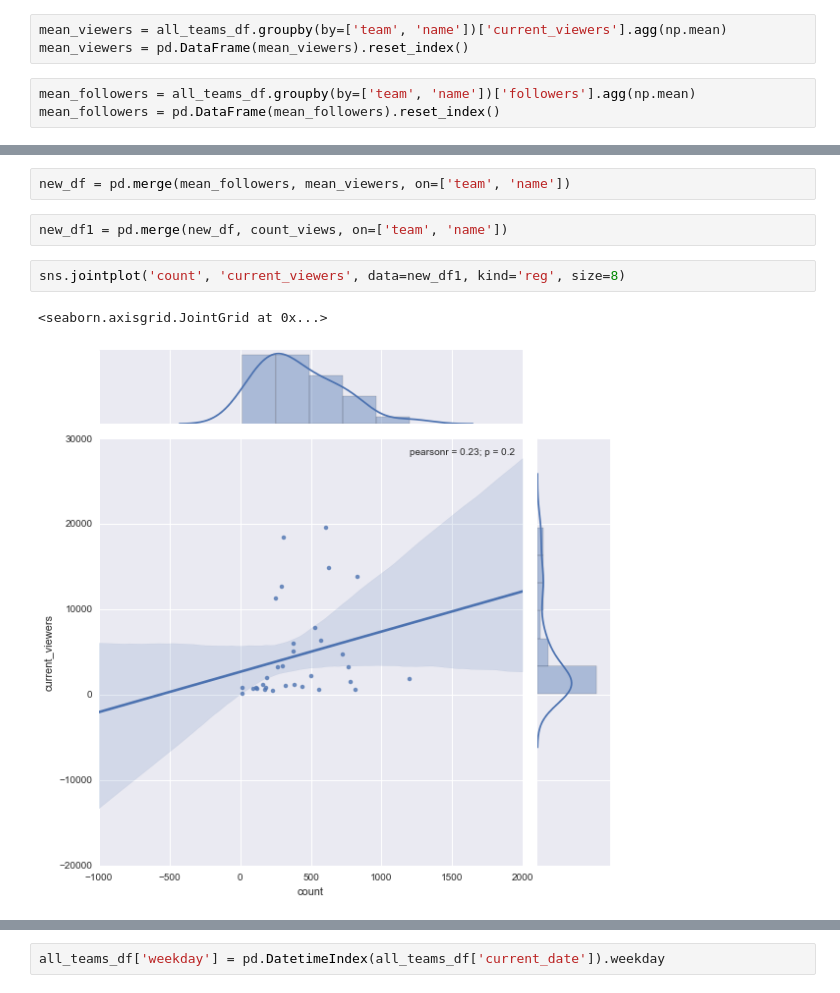
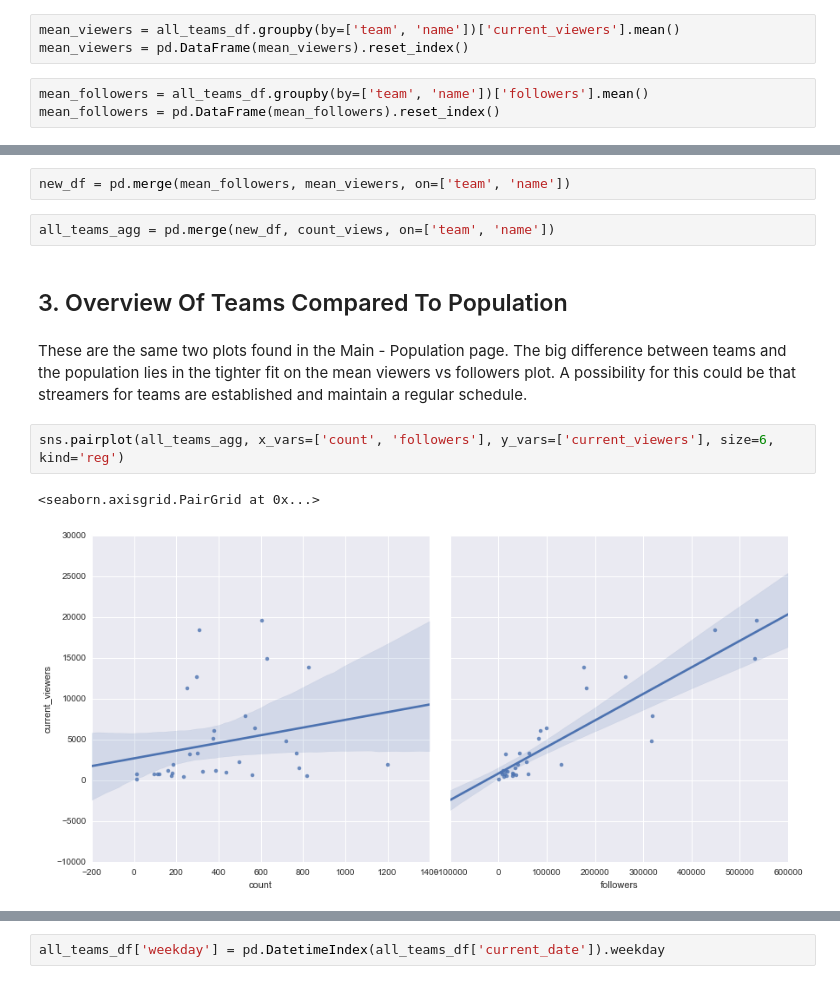
Before and after one commit to sslampa/twitch-repo, a Jupyter notebook: Team - Main.ipynb, the cells around one changed output, grey strips where cells are left out. Drawn from its saved outputs; the diff is of its cells as text.

```diff
--- a/Team - Main.ipynb
+++ b/Team - Main.ipynb
@@ -52,8 +63,8 @@ all_teams_df = pd.concat([archon_df, c9_df, complexity_df, liquid_df, nihilum_df
 # %%
-mean_viewers = all_teams_df.groupby(by=['team', 'name'])['current_viewers'].agg(np.mean)
+mean_viewers = all_teams_df.groupby(by=['team', 'name'])['current_viewers'].mean()
 mean_viewers = pd.DataFrame(mean_viewers).reset_index()
 # %%
-mean_followers = all_teams_df.groupby(by=['team', 'name'])['followers'].agg(np.mean)
+mean_followers = all_teams_df.groupby(by=['team', 'name'])['followers'].mean()
 mean_followers = pd.DataFrame(mean_followers).reset_index()
 # %%
 count_views = all_teams_df.groupby(by=['team', 'name'])['current_viewers'].count()
@@ -62,9 +73,13 @@ count_views.columns = ('team', 'name', 'count')
 # %%
 new_df = pd.merge(mean_followers, mean_viewers, on=['team', 'name'])
 # %%
-new_df1 = pd.merge(new_df, count_views, on=['team', 'name'])
+all_teams_agg = pd.merge(new_df, count_views, on=['team', 'name'])
+# %% [markdown]
+## 3. Overview Of Teams Compared To Population
+# %% [markdown]
+These are the same two plots found in the Main - Population page. The big difference between teams and the population lies in the tighter fit on the mean viewers vs followers plot. A possibility for this could be that streamers for teams are established and maintain a regular schedule.
 # %%
-sns.jointplot('count', 'current_viewers', data=new_df1, kind='reg', size=8)
+sns.pairplot(all_teams_agg, x_vars=['count', 'followers'], y_vars=['current_viewers'], size=6, kind='reg')
 # %% [output]
-<seaborn.axisgrid.JointGrid at 0x...>
+<seaborn.axisgrid.PairGrid at 0x...>
-[figure, old version]
+[figure, new version]
```
Also changed, not shown: parts of 26 cells of this notebook, 11 other files.
